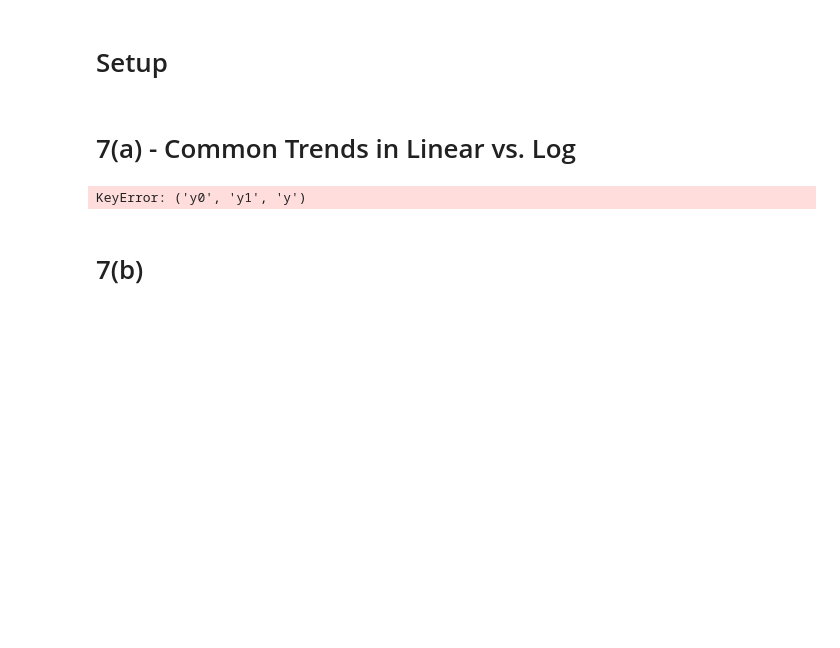
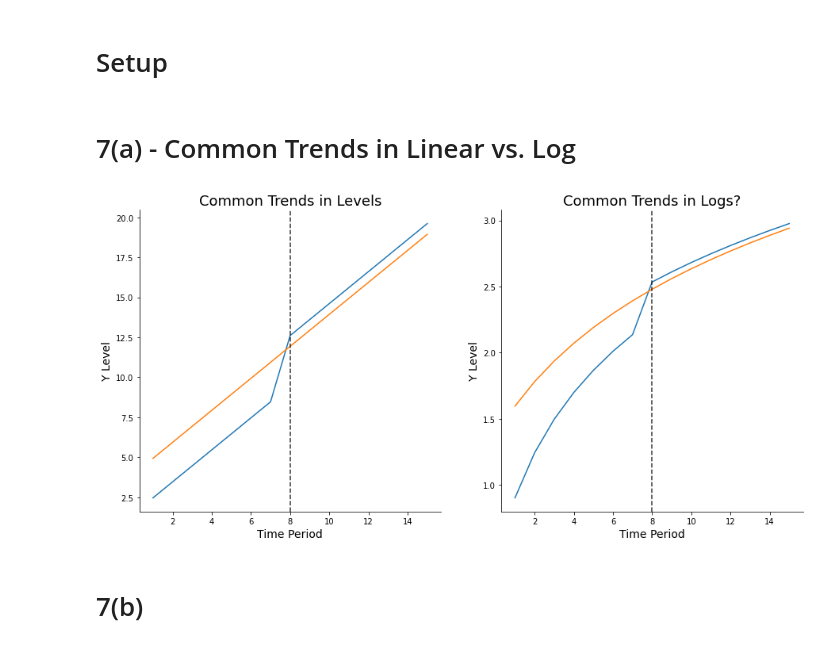
Before and after one commit to stevenbuschbach/Applied-Microeconometrics, a Jupyter notebook: q7/q7_code.ipynb, the cells around one changed output. Drawn from its saved outputs; the diff is of its cells as text; code cells hidden in the pictures; blank space fills up the shorter version.

```diff
--- a/q7/q7_code.ipynb
+++ b/q7/q7_code.ipynb
@@ -44,4 +9,0 @@ df['ln_y1'] = np.log(df.y1)
-# %%
-df.groupby('id').mean()['y0','y1','y']
-# %% [output]
-KeyError: ('y0', 'y1', 'y')
@@ -78,0 +10,3 @@ KeyError: ('y0', 'y1', 'y')
+# %%
+N = 2   # Sample size
+T = 15  # Time periods
@@ -79,2 +52,37 @@ KeyError: ('y0', 'y1', 'y')
+# %%
+fig,ax = plt.subplots(nrows=1, ncols=2, figsize=(15,7))
+ax     = ax.flatten()
+
+# Formatting stuff
+ax[0].spines['top'].set_visible(False)
+ax[0].spines['right'].set_visible(False)
+ax[1].spines['top'].set_visible(False)
+ax[1].spines['right'].set_visible(False)
+
+# Plot 1 main stuff
+ax[0].plot(df.loc[df.id == 1, 'time'], df.loc[df.id == 1, 'y'])
+ax[0].plot(df.loc[df.id == 2, 'time'], df.loc[df.id == 2, 'y'])
+ax[1].plot(df.loc[df.id == 1, 'time'], df.loc[df.id == 1, 'ln_y'])
+ax[1].plot(df.loc[df.id == 2, 'time'], df.loc[df.id == 2, 'ln_y'])
+
+# Vertical/horizontal lines
+ax[0].axvline(x=8, color='black', linestyle='dashed', alpha=0.8)
+ax[1].axvline(x=8, color='black', linestyle='dashed', alpha=0.8)
+
+# Axis mess
+ax[0].set_xlabel("Time Period", size=14)
+ax[0].set_ylabel("Y Level", size=14)
+ax[1].set_xlabel("Time Period", size=14)
+ax[1].set_ylabel("Y Level", size=14)
+
+# Titles
+ax[0].set_title("Common Trends in Levels", size=18)
+ax[1].set_title("Common Trends in Logs?", size=18)
+
+# Save out
+plt.savefig("./q7_output/q7a.png")
+plt.show()
+# %% [output]
+[figure, added]
 # %% [markdown]
 # 7(b)
```
Also changed, not shown: parts of 12 cells of this notebook, 2 other files.
